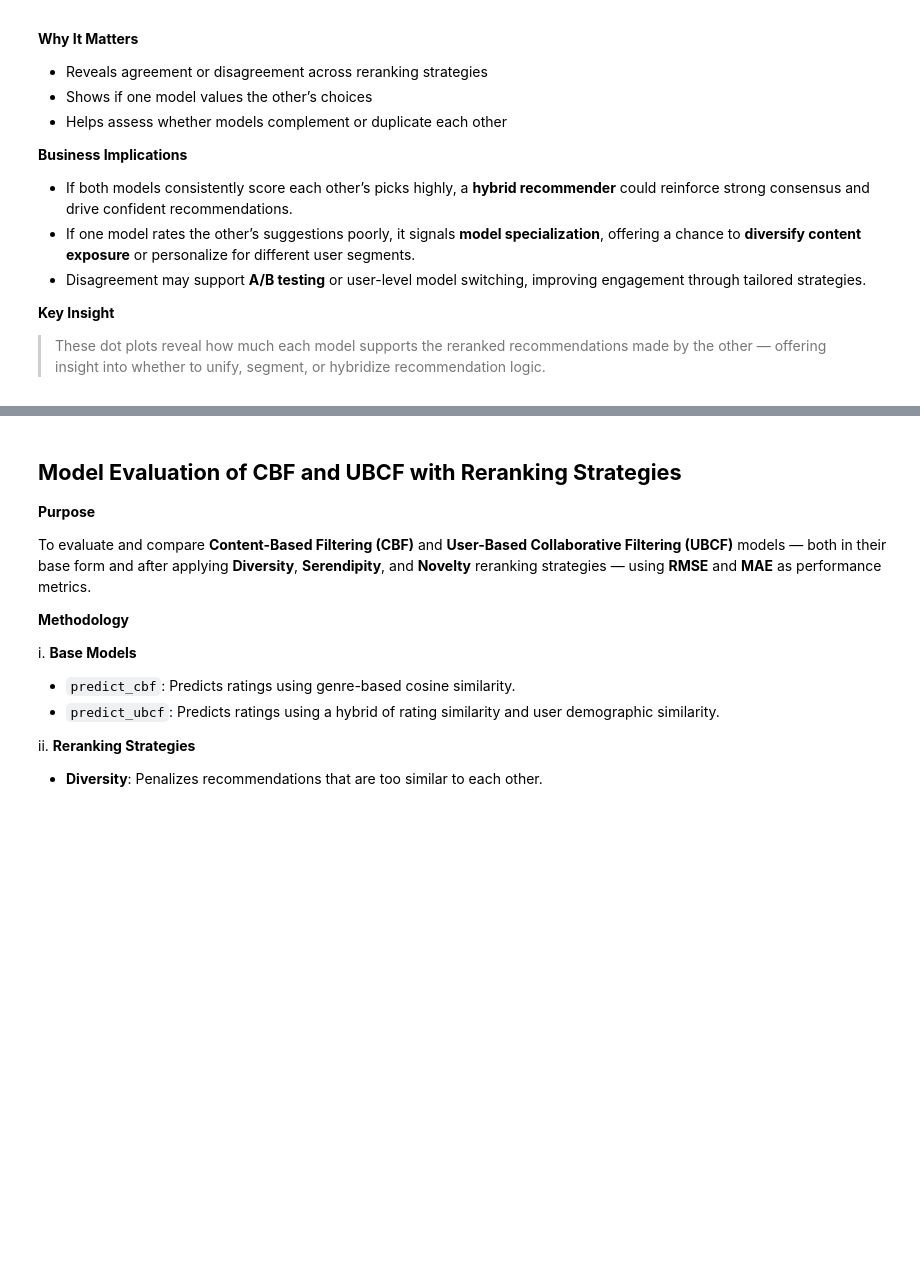
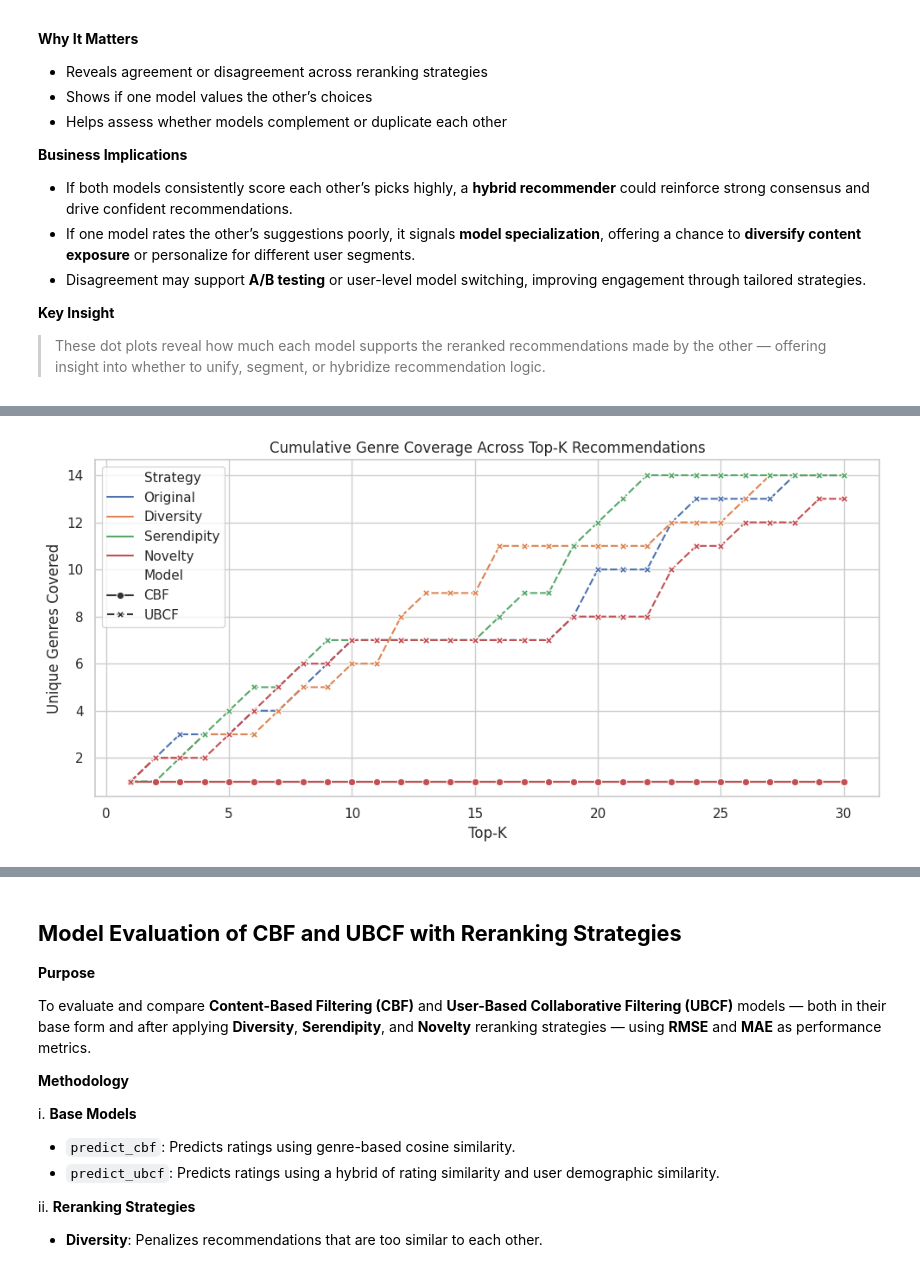
Before and after one commit to hawa1983/DATA-612, a Jupyter notebook: Project_4_1.ipynb, the cells around one changed output, grey strips where cells are left out. Cells and saved outputs as stored; diff of their text form; code cells hidden in the pictures; blank space fills up the shorter version.

```diff
--- a/Project_4_1.ipynb
+++ b/Project_4_1.ipynb
@@ -1303,0 +1342,54 @@ plt.show()
+# %%
+import pandas as pd
+import matplotlib.pyplot as plt
+import seaborn as sns
+
+# Define Top-K values to evaluate
+topk_list = list(range(1, 31))
+
+
+# Map of model names to their strategy-based Top-10 lists
+model_top_lists = {
+    'CBF': {
+        'Original': top10_cbf,
+        'Diversity': top10_diverse_cbf,
+        'Serendipity': top10_serendipity_cbf,
+        'Novelty': top10_novelty_cbf,
+    },
+    'UBCF': {
+        'Original': top10_ubcf,
+        'Diversity': top10_diverse_ubcf,
+        'Serendipity': top10_serendipity_ubcf,
+        'Novelty': top10_novelty_ubcf,
+    }
+}
+
+# Collect genre coverage data
+coverage_data = []
+for model_name, strategy_dict in model_top_lists.items():
+    for strategy, recs in strategy_dict.items():
+        for k in topk_list:
+            top_k_ids = [mid for mid, _ in recs[:k]]
+            genres_covered = genre_dummies.loc[top_k_ids].sum()
+            unique_genres = (genres_covered > 0).sum()
+            coverage_data.append({
+                'Model': model_name,
+                'Strategy': strategy,
+                'TopK': k,
+                'UniqueGenres': unique_genres
+            })
+
+# Convert to DataFrame
+coverage_df = pd.DataFrame(coverage_data)
+
+# Plot
+plt.figure(figsize=(10, 5))
+sns.lineplot(data=coverage_df, x='TopK', y='UniqueGenres', hue='Strategy', style='Model', markers=True, dashes=True)
+plt.title("Cumulative Genre Coverage Across Top-K Recommendations")
+plt.xlabel("Top-K")
+plt.ylabel("Unique Genres Covered")
+plt.grid(True)
+plt.tight_layout()
+plt.show()
+# %% [output]
+[figure, added]
```
Also changed, not shown: parts of 10 cells of this notebook.
